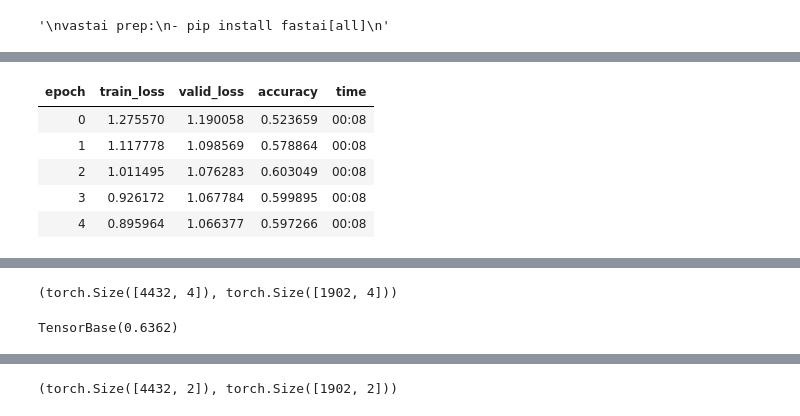
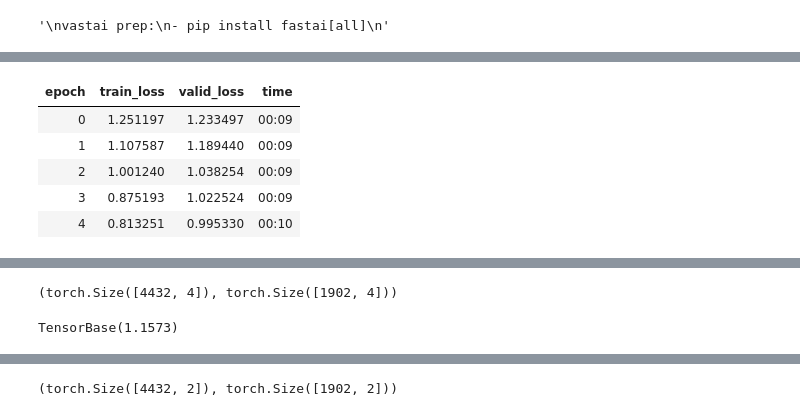
Before and after one commit to vdefont/covid_detection, a Jupyter notebook: train_class.ipynb, the cells around one changed output, grey strips where cells are left out. Saved outputs shown, nothing was run; the diff lists cells and outputs as text; code cells hidden in the pictures.

```diff
--- a/train_class.ipynb
+++ b/train_class.ipynb
@@ -21,15 +1,18 @@ Requirement already satisfied: pycparser in /opt/conda/lib/python3.8/site-packag
 # %%
 from fastai.vision.all import *
 import pickle
+from importlib import reload
 
 import const
+const = reload(const)
 import train_class
+train_class = reload(train_class)
 
 # For vastai, we'll get data from root
 const.SUBDIR_DATA_CLASS = "./"
 # We'll dump models and preds into class/ and neg/
-Path('class').mkdir()
-Path('neg').mkdir()
+if not Path('class').exists(): Path('class').mkdir()
+if not Path('neg').exists(): Path('neg').mkdir()
 const.SUBDIR_MODELS_CLASS = "class/"
 const.SUBDIR_PREDS_CLASS = "class/"
 const.SUBDIR_MODELS_NEG = "neg/"
@@ -45,6 +31,8 @@ vastai prep:
 # LEARN CLASS #
 # %%
 IMAGE_PATH = "png224"
+IMAGE_SIZE = 224 # Can (and should) be smaller than full size
 MODEL_NAME = "resnet18"
 # %%
-dls = train_class.get_dls(image_path=IMAGE_PATH, is_neg=False)
+dls = train_class.get_dls(image_path=IMAGE_PATH, img_size=IMAGE_SIZE, is_neg=False)
+len(dls.train.items), len(dls.valid.items), dls.vocab
@@ -71,12 +53,12 @@ SuggestedLRs(valley=tensor(3.0200e-05))
 # %%
-learn.fit_one_cycle(5, 3e-5)
+learn.fit_one_cycle(5, 1e-4)
 # %% [output]
-| epoch | train_loss | valid_loss | accuracy | time |
-| 0 | 1.275570 | 1.190058 | 0.523659 | 00:08 |
-| 1 | 1.117778 | 1.098569 | 0.578864 | 00:08 |
-| 2 | 1.011495 | 1.076283 | 0.603049 | 00:08 |
-| 3 | 0.926172 | 1.067784 | 0.599895 | 00:08 |
-| 4 | 0.895964 | 1.066377 | 0.597266 | 00:08 |
+| epoch | train_loss | valid_loss | time |
+| 0 | 1.251197 | 1.233497 | 00:09 |
+| 1 | 1.107587 | 1.189440 | 00:09 |
+| 2 | 1.001240 | 1.038254 | 00:09 |
+| 3 | 0.875193 | 1.022524 | 00:09 |
+| 4 | 0.813251 | 0.995330 | 00:10 |
 # %%
 train_class.save_learn(learn=learn, model_name=MODEL_NAME, is_neg=False)
 # %%
@@ -89,10 +75,10 @@ preds_valid, targs_valid = train_class.predict_and_save(learn=learn, sname="vali
 preds_train.shape, preds_valid.shape
 # %% [output]
 (torch.Size([4432, 4]), torch.Size([1902, 4]))
-# %%
-accuracy(preds_valid, targs_valid)
-# %% [output]
-TensorBase(0.6362)
+# %%
+CrossEntropyLossFlat()(preds_valid, targs_valid)
+# %% [output]
+TensorBase(1.1573)
 # %%
 # Analyze errors
 # %%
```
Also changed, not shown: parts of 25 cells of this notebook, 5 other files.
